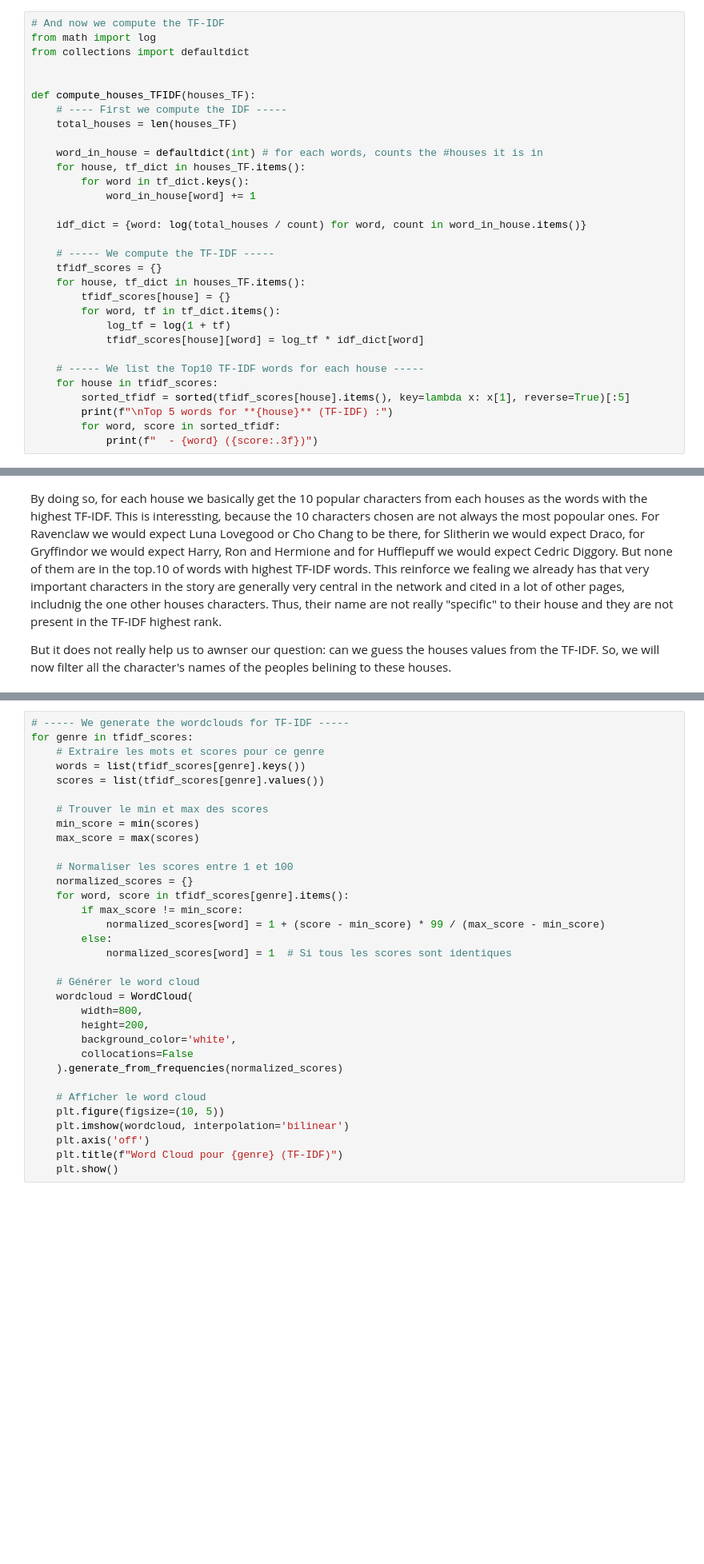
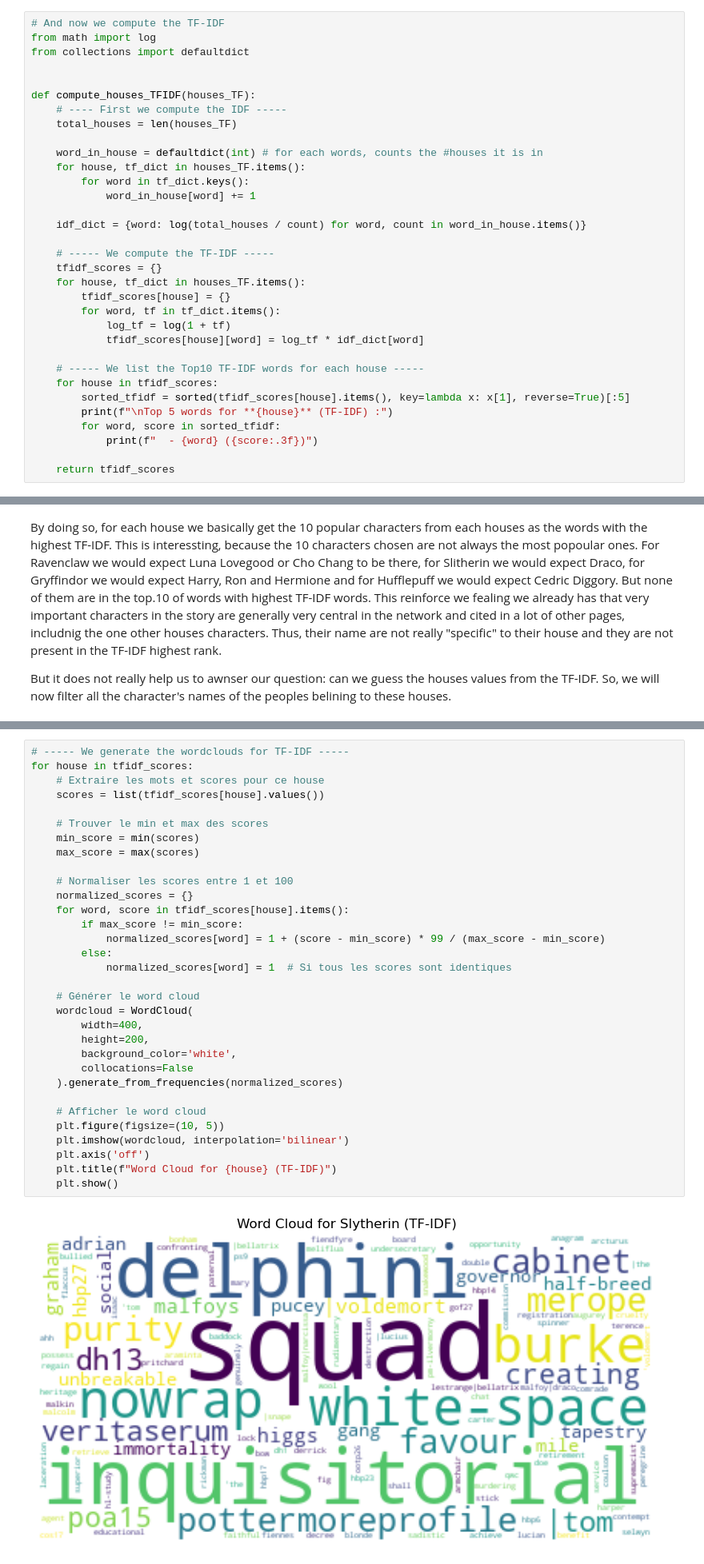
Before and after one commit to EricBrevilliers/Harry_Potter_Graph, a Jupyter notebook: Explainer_Notebook.ipynb, the cells around one changed output, grey strips where cells are left out. Shown at 80% size. Cells and saved outputs as stored; diff of their text form; blank space fills up the shorter version.

```diff
--- a/Explainer_Notebook.ipynb
+++ b/Explainer_Notebook.ipynb
@@ -1255,4 +1255,6 @@ def compute_houses_TFIDF(houses_TF):
         print(f"\nTop 5 words for **{house}** (TF-IDF) :")
         for word, score in sorted_tfidf:
             print(f"  - {word} ({score:.3f})")
+
+    return tfidf_scores
 # %%
@@ -1310,33 +1330,34 @@ for house in set(all_houses):
 # %%
 # ----- We generate the wordclouds for TF-IDF -----
-for genre in tfidf_scores:
-    # Extraire les mots et scores pour ce genre
-    words = list(tfidf_scores[genre].keys())
-    scores = list(tfidf_scores[genre].values())
+for house in tfidf_scores:
+    # Extraire les mots et scores pour ce house
+    scores = list(tfidf_scores[house].values())
 
     # Trouver le min et max des scores
     min_score = min(scores)
     max_score = max(scores)
 
     # Normaliser les scores entre 1 et 100
     normalized_scores = {}
-    for word, score in tfidf_scores[genre].items():
+    for word, score in tfidf_scores[house].items():
         if max_score != min_score:
             normalized_scores[word] = 1 + (score - min_score) * 99 / (max_score - min_score)
         else:
             normalized_scores[word] = 1  # Si tous les scores sont identiques
 
     # Générer le word cloud
     wordcloud = WordCloud(
-        width=800,
+        width=400,
         height=200,
         background_color='white',
         collocations=False
     ).generate_from_frequencies(normalized_scores)
 
     # Afficher le word cloud
     plt.figure(figsize=(10, 5))
     plt.imshow(wordcloud, interpolation='bilinear')
     plt.axis('off')
-    plt.title(f"Word Cloud pour {genre} (TF-IDF)")
+    plt.title(f"Word Cloud for {house} (TF-IDF)")
     plt.show()
+# %% [output]
+[figure, added]
```
Also changed, not shown: parts of 23 cells of this notebook.
